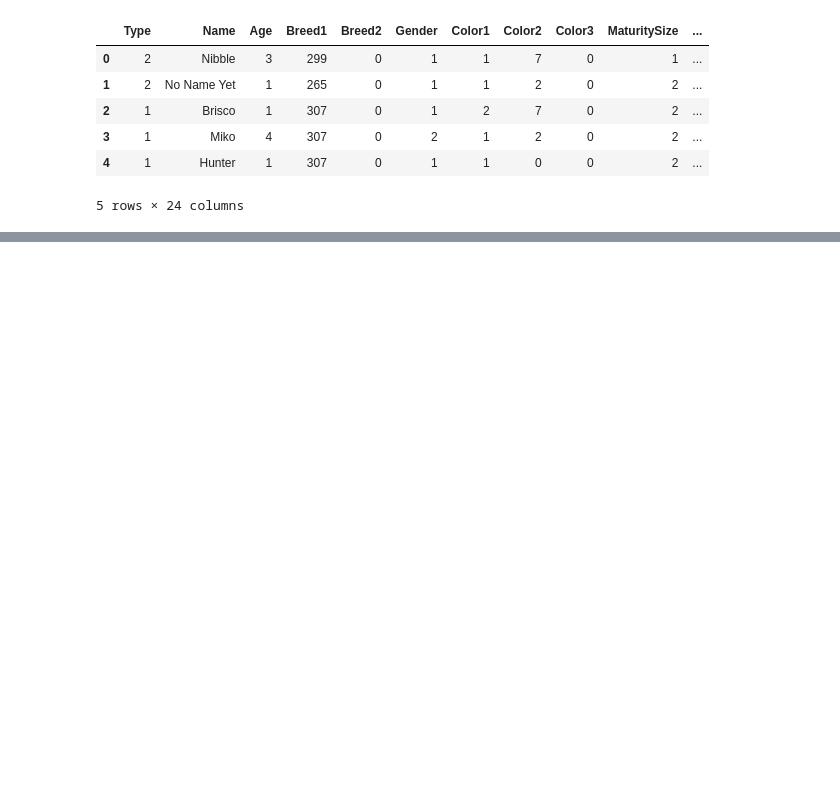
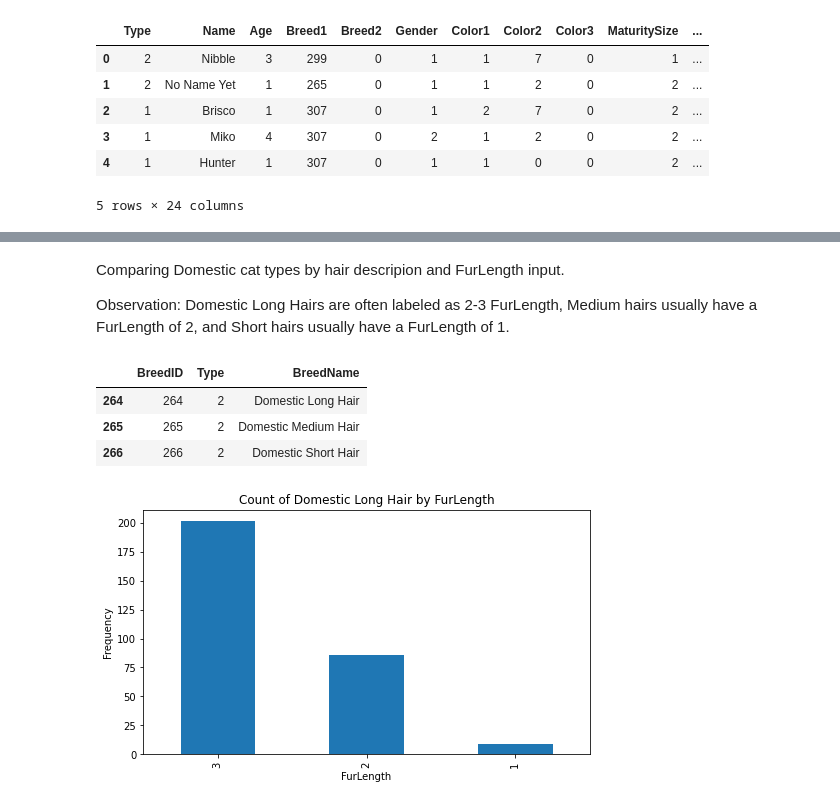
Before and after one commit to hanh-nguyen/petadoption, a Jupyter notebook: exploration/analysis/breed_analysis.ipynb, the cells around one changed output, grey strips where cells are left out. Saved outputs shown, nothing was run; the diff lists cells and outputs as text; code cells hidden in the pictures; blank space fills up the shorter version.

```diff
--- a/exploration/analysis/breed_analysis.ipynb
+++ b/exploration/analysis/breed_analysis.ipynb
@@ -24,0 +175,20 @@ train_df.head()
+# %% [markdown]
+Comparing Domestic cat types by hair descripion and FurLength input.
+
+Observation: Domestic Long Hairs are often labeled as 2-3 FurLength, Medium hairs usually have a FurLength of 2, and Short hairs usually have a FurLength of 1.
+# %%
+breed_df.loc[(breed_df['BreedName'] == 'Domestic Short Hair') | (breed_df['BreedName'] == 'Domestic Medium Hair') | (breed_df['BreedName'] == 'Domestic Long Hair')]
+# %% [output]
+|  | BreedID | Type | BreedName |
+| 264 | 264 | 2 | Domestic Long Hair |
+| 265 | 265 | 2 | Domestic Medium Hair |
+| 266 | 266 | 2 | Domestic Short Hair |
+# %%
+# domestic breeds vs hair reporting
+_ = df.loc[(df['Type'] == 2) & (df['Breed1'] == 264), 'FurLength'].value_counts().head(20).plot(kind='bar',
+                                    figsize=(8,4.5),
+                                    title="Count of Domestic Long Hair by FurLength")
+_ = plt.xlabel("FurLength")
+_ = plt.ylabel("Frequency")
+# %% [output]
+[figure, added]
```
Also changed, not shown: parts of 24 cells of this notebook.
